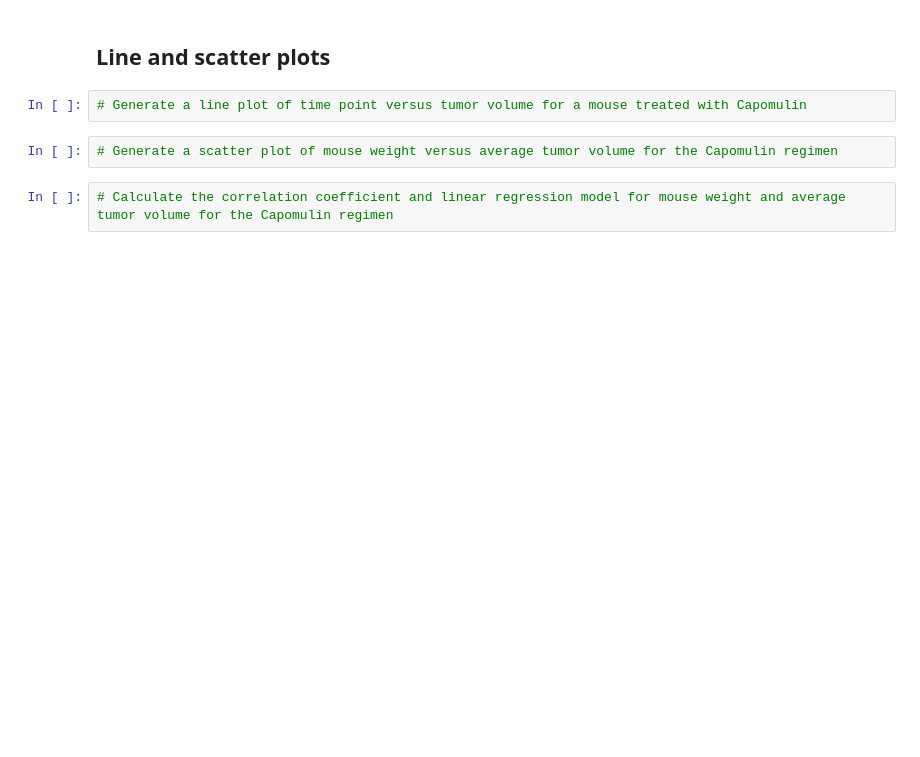
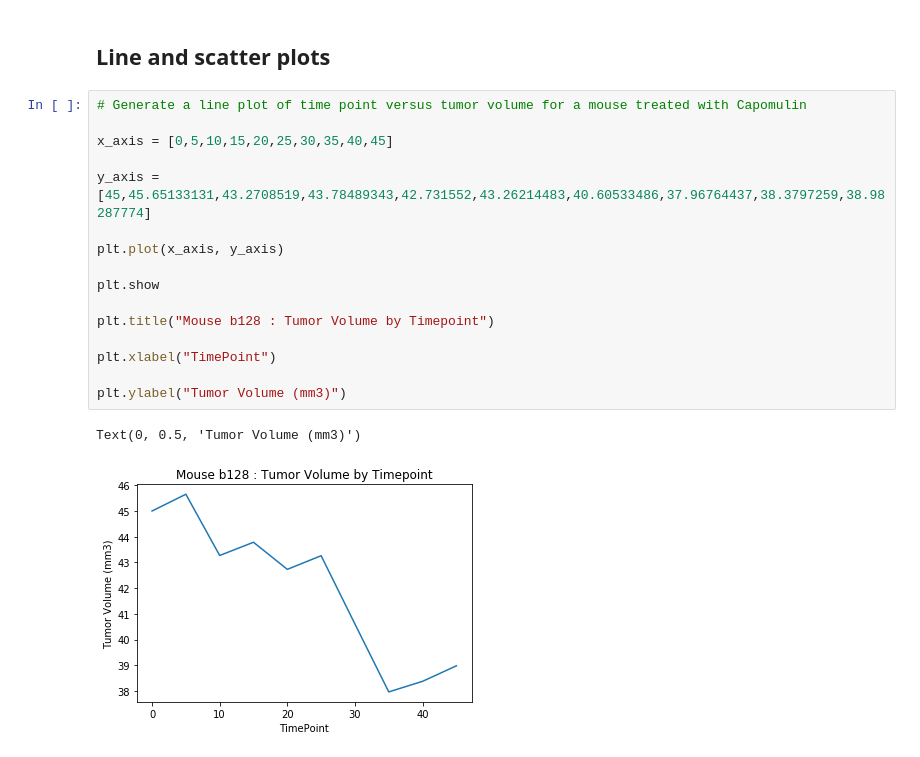
Before and after one commit to ayl0002/matplotlib_challenge, a Jupyter notebook: Matplotlib_Challenge/Pymaceuticals/pymaceuticals_starter.ipynb, the cells around one changed output. Saved outputs shown, nothing was run; the diff lists cells and outputs as text; blank space fills up the shorter version.

```diff
--- a/Matplotlib_Challenge/Pymaceuticals/pymaceuticals_starter.ipynb
+++ b/Matplotlib_Challenge/Pymaceuticals/pymaceuticals_starter.ipynb
@@ -217,8 +235,21 @@ top_mouse
 # %% [markdown]
 ## Line and scatter plots
-# %%
-# Generate a line plot of time point versus tumor volume for a mouse treated with Capomulin
-# %%
-# Generate a scatter plot of mouse weight versus average tumor volume for the Capomulin regimen
-# %%
-# Calculate the correlation coefficient and linear regression model for mouse weight and average tumor volume for the Capomulin regimen
+# %%
+# Generate a line plot of time point versus tumor volume for a mouse treated with Capomulin
+
+x_axis = [0,5,10,15,20,25,30,35,40,45]
+
+y_axis = [45,45.65133131,43.2708519,43.78489343,42.731552,43.26214483,40.60533486,37.96764437,38.3797259,38.98287774]
+
+plt.plot(x_axis, y_axis)
+
+plt.show
+
+plt.title("Mouse b128 : Tumor Volume by Timepoint")
+
+plt.xlabel("TimePoint")
+
+plt.ylabel("Tumor Volume (mm3)")
+# %% [output]
+Text(0, 0.5, 'Tumor Volume (mm3)')
+[figure, added]
```
Also changed, not shown: parts of 6 cells of this notebook.
